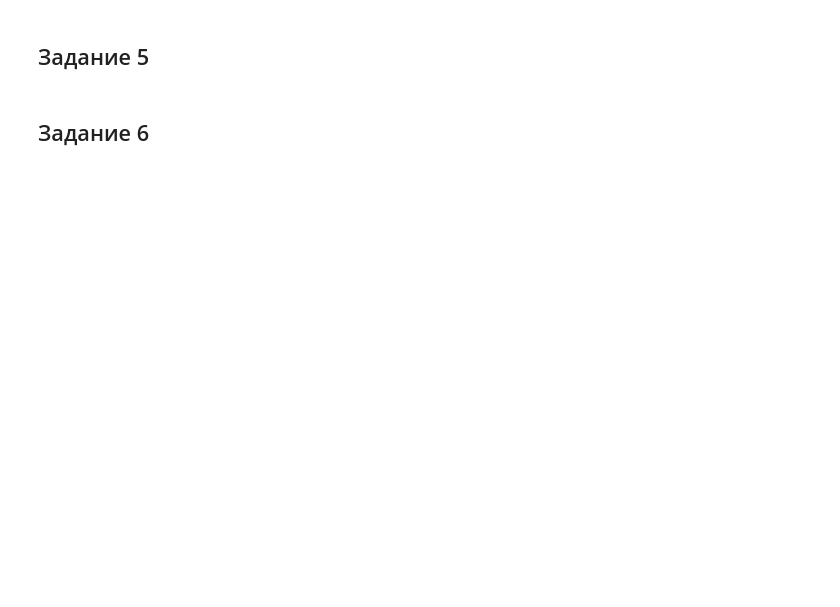
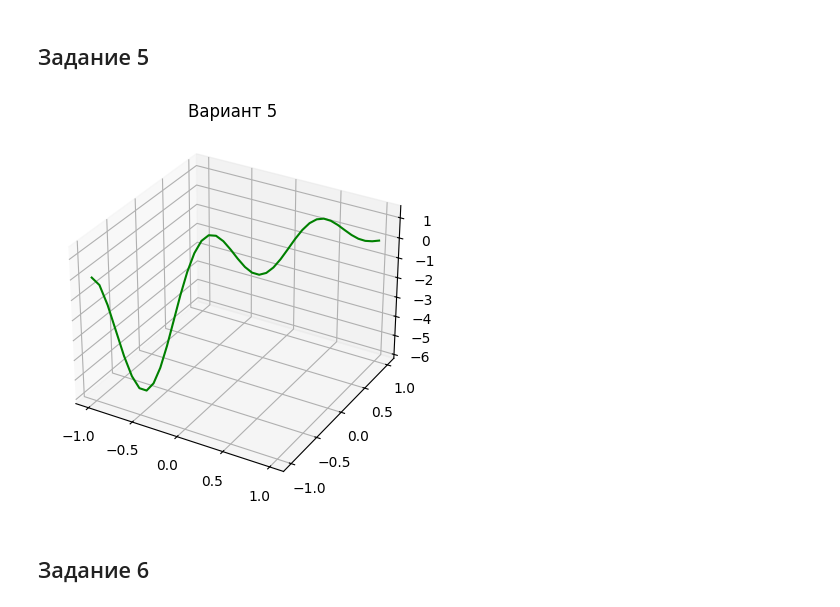
Before and after one commit to vlsu-labs/iiai-labs, a Jupyter notebook: LB2/notebook/main.ipynb, the cells around one changed output. Cells and saved outputs as stored; diff of their text form; code cells hidden in the pictures; blank space fills up the shorter version.

```diff
--- a/LB2/notebook/main.ipynb
+++ b/LB2/notebook/main.ipynb
@@ -138,22 +130,25 @@ plt.show()
 # %% [markdown]
 ## Задание 5
 # %%
-
 def z(x, y):
     return 4 * np.sin(math.pi*2) * np.cos(math.pi*1.5*y)*(1 - x**2) * y * (1 - y)
 
 step = 0.05
 xx = np.arange(-1, 1 + step, step)
-yy = np.arange(0, 1 + step, step)
+yy = np.arange(-1, 1 + step, step)
+
+zz = [z(x,y) for x, y in zip(xx, yy)]
 
 X, Y = np.meshgrid(xx, yy)
 
 Z = z(X, Y)
-
+print(Z)
 fig = plt.figure()
 ax = plt.axes(projection ='3d')
-ax.plot_wireframe(X, Y, Z, color ='green')
+ax.plot(xx, yy, zz, color ='green')
 ax.set_title('Вариант 5');
+# %% [output]
+[figure, added]
 # %% [markdown]
 ## Задание 6
 # %%
```
Also changed, not shown: parts of 4 cells of this notebook, 8 other files.
